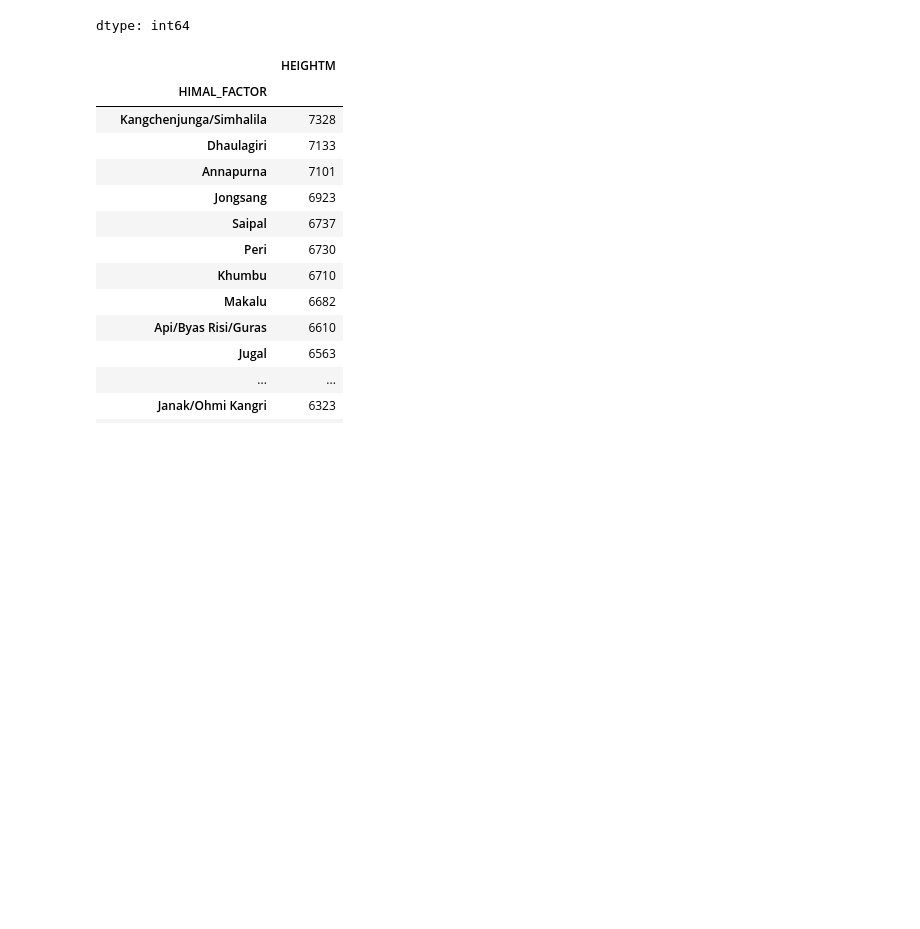
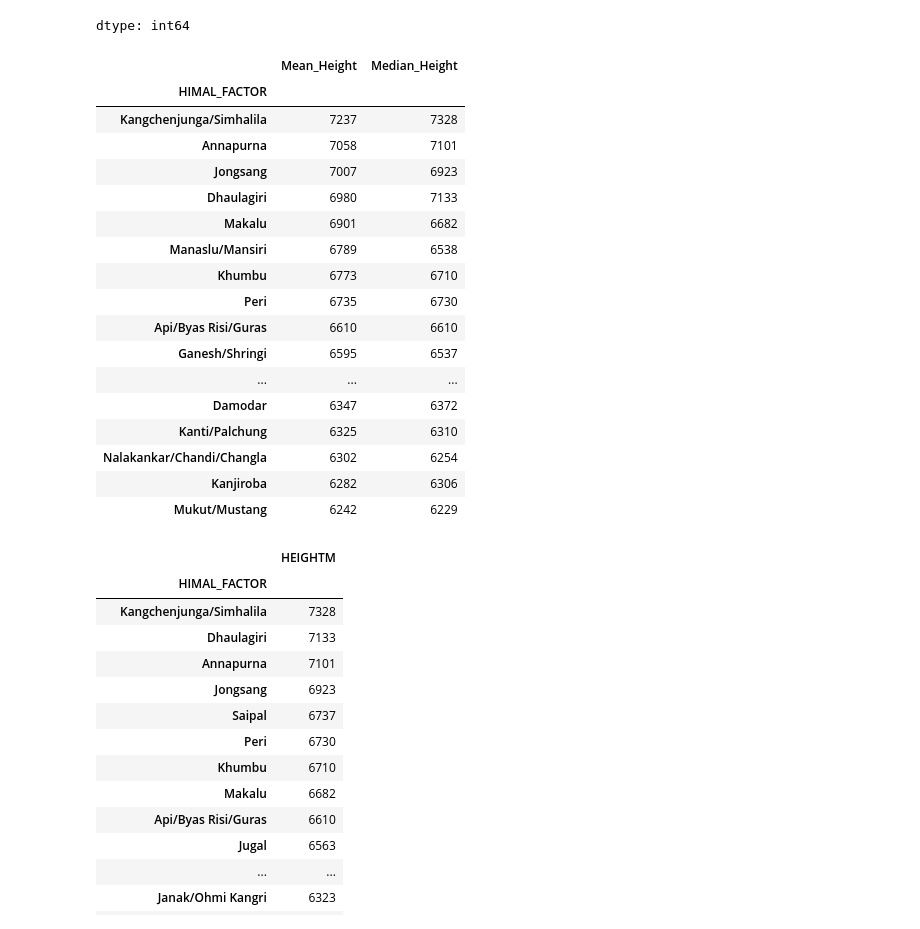
Before and after one commit to k10sj02/tidy-pydy-tuesday, a Jupyter notebook: 2025_01_21_himalayan_expeditions.ipynb, the cells around one changed output. Cells and saved outputs as stored; diff of their text form; code cells hidden in the pictures; blank space fills up the shorter version.

```diff
--- a/2025_01_21_himalayan_expeditions.ipynb
+++ b/2025_01_21_himalayan_expeditions.ipynb
@@ -319,9 +319,9 @@ peaks_count
 | Saipal | 6 |
 dtype: int64
 # %%
-peaks_avg = peaks_tidy.groupby('HIMAL_FACTOR')['HEIGHTM'].mean().astype(int)
-peaks_avg.sort_values(ascending = False, inplace = True)
-peaks_avg
+peaks_mean = peaks_tidy.groupby('HIMAL_FACTOR')['HEIGHTM'].mean().astype(int)
+peaks_mean.sort_values(ascending = False, inplace = True)
+peaks_mean
 
 # Among the mountain ranges, Kangchenjunga/Simhalila has the highest average peak height at 7,237 meters,
 # indicating that climbers attempting peaks in this range face greater elevation challenges compared to other ranges.
@@ -345,6 +345,29 @@ peaks_avg
 | Kanjiroba | 6282 |
 | Mukut/Mustang | 6242 |
 dtype: int64
+# %%
+peak_stats = pd.concat([peaks_mean, peaks_median], axis=1)
+peak_stats.columns = ['Mean_Height', 'Median_Height']
+peak_stats
+# %% [output]
+|  | Mean_Height | Median_Height |
+| HIMAL_FACTOR |  |  |
+| Kangchenjunga/Simhalila | 7237 | 7328 |
+| Annapurna | 7058 | 7101 |
+| Jongsang | 7007 | 6923 |
+| Dhaulagiri | 6980 | 7133 |
+| Makalu | 6901 | 6682 |
+| Manaslu/Mansiri | 6789 | 6538 |
+| Khumbu | 6773 | 6710 |
+| Peri | 6735 | 6730 |
+| Api/Byas Risi/Guras | 6610 | 6610 |
+| Ganesh/Shringi | 6595 | 6537 |
+| ... | ... | ... |
+| Damodar | 6347 | 6372 |
+| Kanti/Palchung | 6325 | 6310 |
+| Nalakankar/Chandi/Changla | 6302 | 6254 |
+| Kanjiroba | 6282 | 6306 |
+| Mukut/Mustang | 6242 | 6229 |
 # %%
 peaks_median = peaks_tidy.groupby('HIMAL_FACTOR')['HEIGHTM'].median().astype(int)
 peaks_median.sort_values(ascending = False, inplace = True)
```
Also changed, not shown: parts of 1 cell of this notebook.
